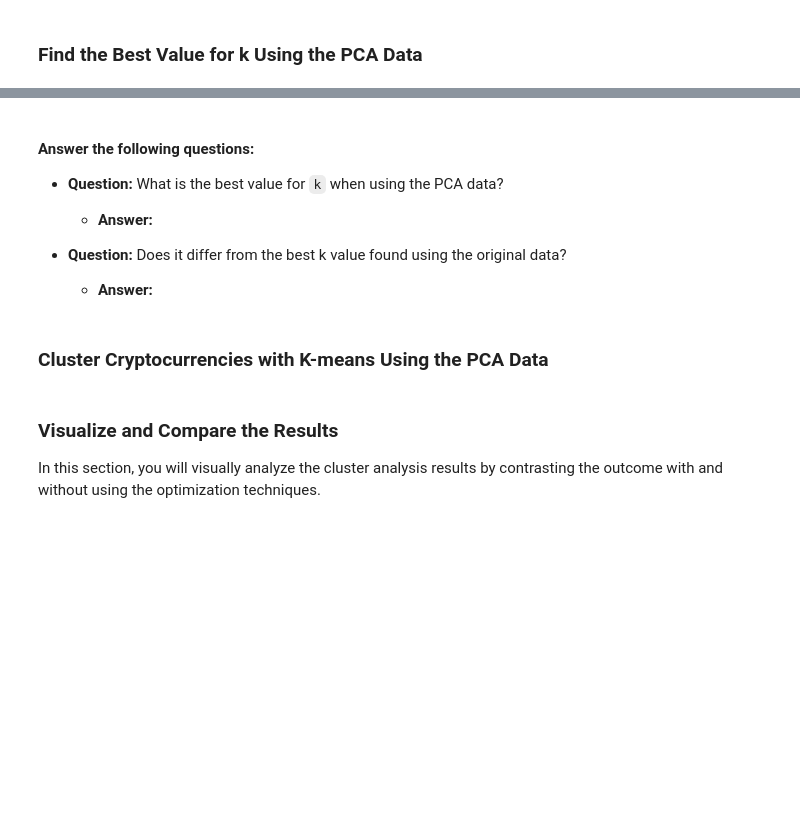
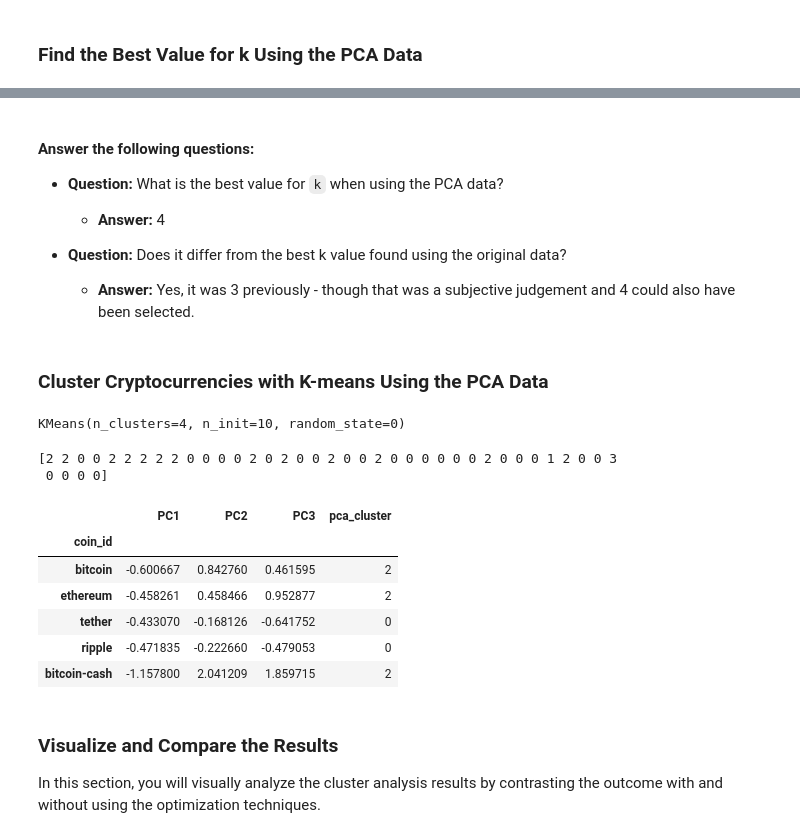
Before and after one commit to NidaB-C/CryptoClustering, a Jupyter notebook: Crypto_Clustering.ipynb, the cells around one changed output, grey strips where cells are left out. Cells and saved outputs as stored; diff of their text form; code cells hidden in the pictures; blank space fills up the shorter version.

Commit message:
Cluster Cryptocurrencies with K-means Using the PCA Data

```diff
--- a/Crypto_Clustering.ipynb
+++ b/Crypto_Clustering.ipynb
@@ -263,30 +263,48 @@ elbow_plot_pca
 
 * **Question:** What is the best value for `k` when using the PCA data?
 
-  * **Answer:**
+  * **Answer:** 4
 
 
 * **Question:** Does it differ from the best k value found using the original data?
 
-  * **Answer:**
+  * **Answer:** Yes, it was 3 previously - though that was a subjective judgement and 4 could also have been selected.
 # %% [markdown]
 ### Cluster Cryptocurrencies with K-means Using the PCA Data
 # %%
 # Initialize the K-Means model using the best value for k
+model = KMeans(n_clusters=4, random_state=0, n_init = 10)
 # %%
 # Fit the K-Means model using the PCA data
+model.fit(df_market_data_pca)
+# %% [output]
+KMeans(n_clusters=4, n_init=10, random_state=0)
 # %%
 # Predict the clusters to group the cryptocurrencies using the PCA data
+k_4 = model.predict(df_market_data_pca)
 
 # Print the resulting array of cluster values.
+print(k_4)
+# %% [output]
+[2 2 0 0 2 2 2 2 2 0 0 0 0 2 0 2 0 0 2 0 0 2 0 0 0 0 0 0 2 0 0 0 1 2 0 0 3
+ 0 0 0 0]
 # %%
 # Create a copy of the DataFrame with the PCA data
-
+df_market_data_pca_predictions = df_market_data_pca.copy()
 
 # Add a new column to the DataFrame with the predicted clusters
-
+df_market_data_pca_predictions["pca_cluster"] = k_4
 
 # Display sample data
+df_market_data_pca_predictions.head()
+# %% [output]
+|  | PC1 | PC2 | PC3 | pca_cluster |
+| coin_id |  |  |  |  |
+| bitcoin | -0.600667 | 0.842760 | 0.461595 | 2 |
+| ethereum | -0.458261 | 0.458466 | 0.952877 | 2 |
+| tether | -0.433070 | -0.168126 | -0.641752 | 0 |
+| ripple | -0.471835 | -0.222660 | -0.479053 | 0 |
+| bitcoin-cash | -1.157800 | 2.041209 | 1.859715 | 2 |
 # %%
 # Create a scatter plot using hvPlot by setting
 # `x="PC1"` and `y="PC2"`.
```
Also changed, not shown: parts of 2 cells of this notebook.
